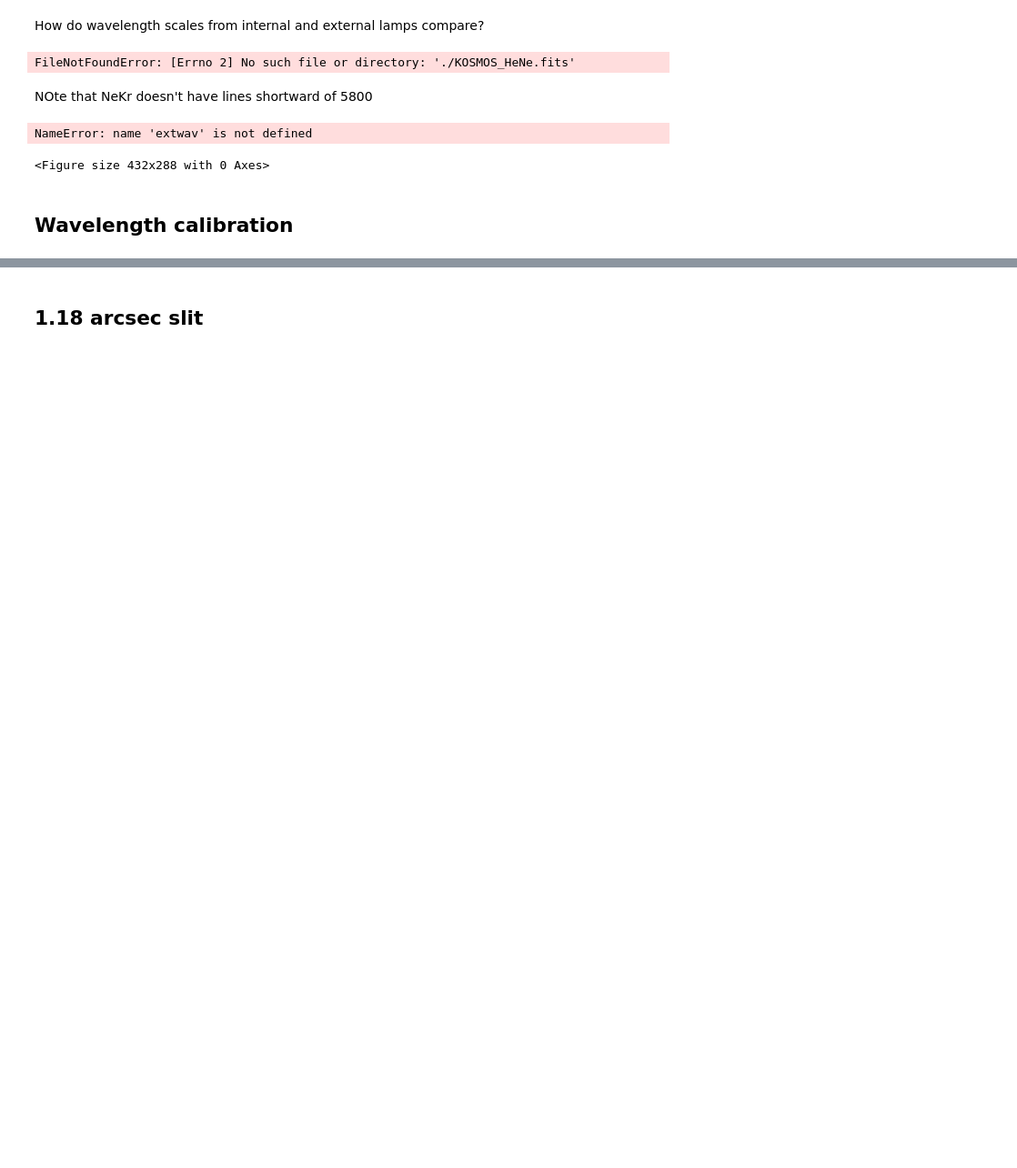
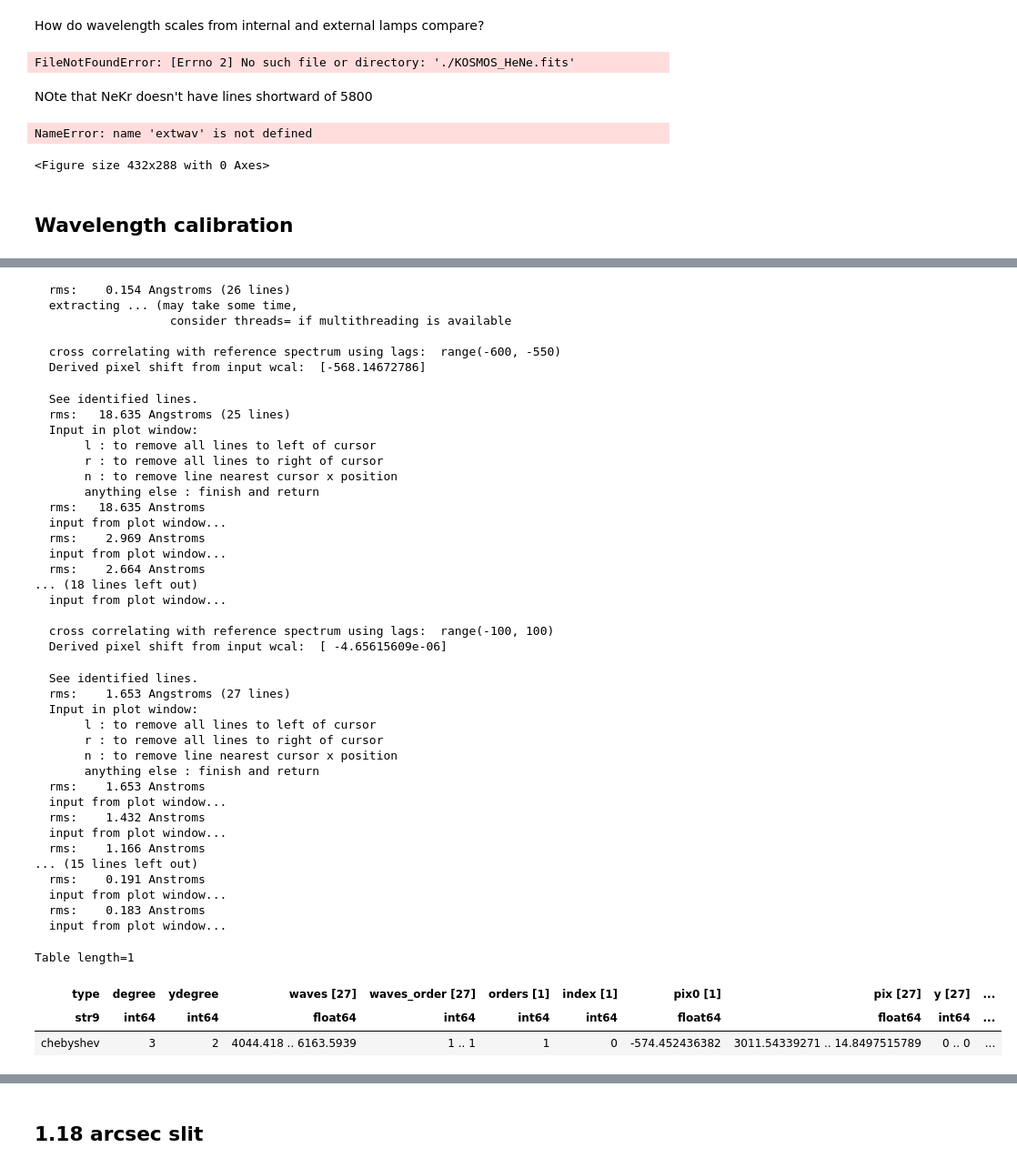
Before and after one commit to holtzmanjon/pyvista, a Jupyter notebook: doc/notebooks/KOSMOS_rotation.ipynb, the cells around one changed output, grey strips where cells are left out. Shown: that part at 91% size. Saved outputs shown, nothing was run; the diff lists cells and outputs as text; code cells hidden in the pictures; blank space fills up the shorter version.

```diff
--- a/doc/notebooks/KOSMOS_rotation.ipynb
+++ b/doc/notebooks/KOSMOS_rotation.ipynb
@@ -436,5 +442,54 @@ fw_blue_2cent=wav.fwhm
 # %%
+wav=spectra.WaveCal('KOSMOS/KOSMOS_blue_waves.fits')
 tmp=copy.deepcopy(wav)
 arcec=trace.extract(blue_int_2l)
-tmp.identify(arcec,thresh=20,plot=True,lags=range(-600,-550))
+tmp.identify(arcec,plot=True,lags=range(-600,-550),file='henearkr.dat')
+tmp.weights[:] = 1.
+tmp.identify(arcec,plot=True,file='henearkr.dat',lags=range(-100,100))
+tmp.write('KOSMOS_blue_low_waves.fits')
+# %% [output]
+  rms:    0.154 Angstroms (26 lines)
+  extracting ... (may take some time,
+                   consider threads= if multithreading is available
+
+  cross correlating with reference spectrum using lags:  range(-600, -550)
+  Derived pixel shift from input wcal:  [-568.14672786]
+  See identified lines.
+  rms:   18.635 Angstroms (25 lines)
+  Input in plot window:
+       l : to remove all lines to left of cursor
+       r : to remove all lines to right of cursor
+       n : to remove line nearest cursor x position
+       anything else : finish and return
+  rms:   18.635 Anstroms
+  input from plot window...
+  rms:    2.969 Anstroms
+  input from plot window...
+  rms:    2.664 Anstroms
+... (18 lines left out)
+  input from plot window...
+
+  cross correlating with reference spectrum using lags:  range(-100, 100)
+  Derived pixel shift from input wcal:  [ -4.65615609e-06]
+  See identified lines.
+  rms:    1.653 Angstroms (27 lines)
+  Input in plot window:
+       l : to remove all lines to left of cursor
+       r : to remove all lines to right of cursor
+       n : to remove line nearest cursor x position
+       anything else : finish and return
+  rms:    1.653 Anstroms
+  input from plot window...
+  rms:    1.432 Anstroms
+  input from plot window...
+  rms:    1.166 Anstroms
+... (15 lines left out)
+  rms:    0.191 Anstroms
+  input from plot window...
+  rms:    0.183 Anstroms
+  input from plot window...
+Table length=1
+| type | degree | ydegree | waves [27] | waves_order [27] | orders [1] | index [1] | pix0 [1] | pix [27] | y [27] | ... |
+| str9 | int64 | int64 | float64 | int64 | int64 | int64 | float64 | float64 | int64 | ... |
+| chebyshev | 3 | 2 | 4044.418 .. 6163.5939 | 1 .. 1 | 1 | 0 | -574.452436382 | 3011.54339271 .. 14.8497515789 | 0 .. 0 | ... |
 # %%
```
Also changed, not shown: parts of 11 cells of this notebook, 3 other files.
